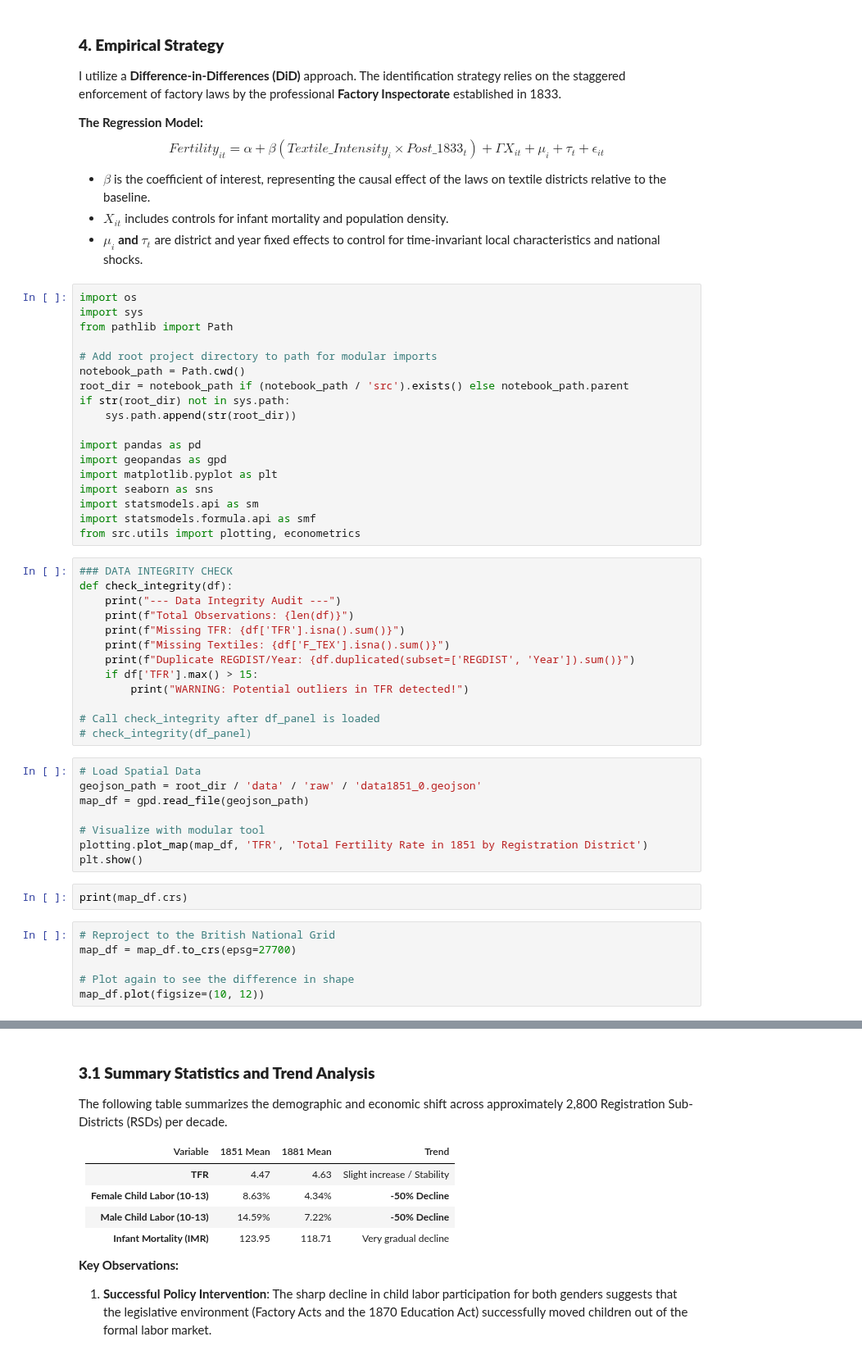
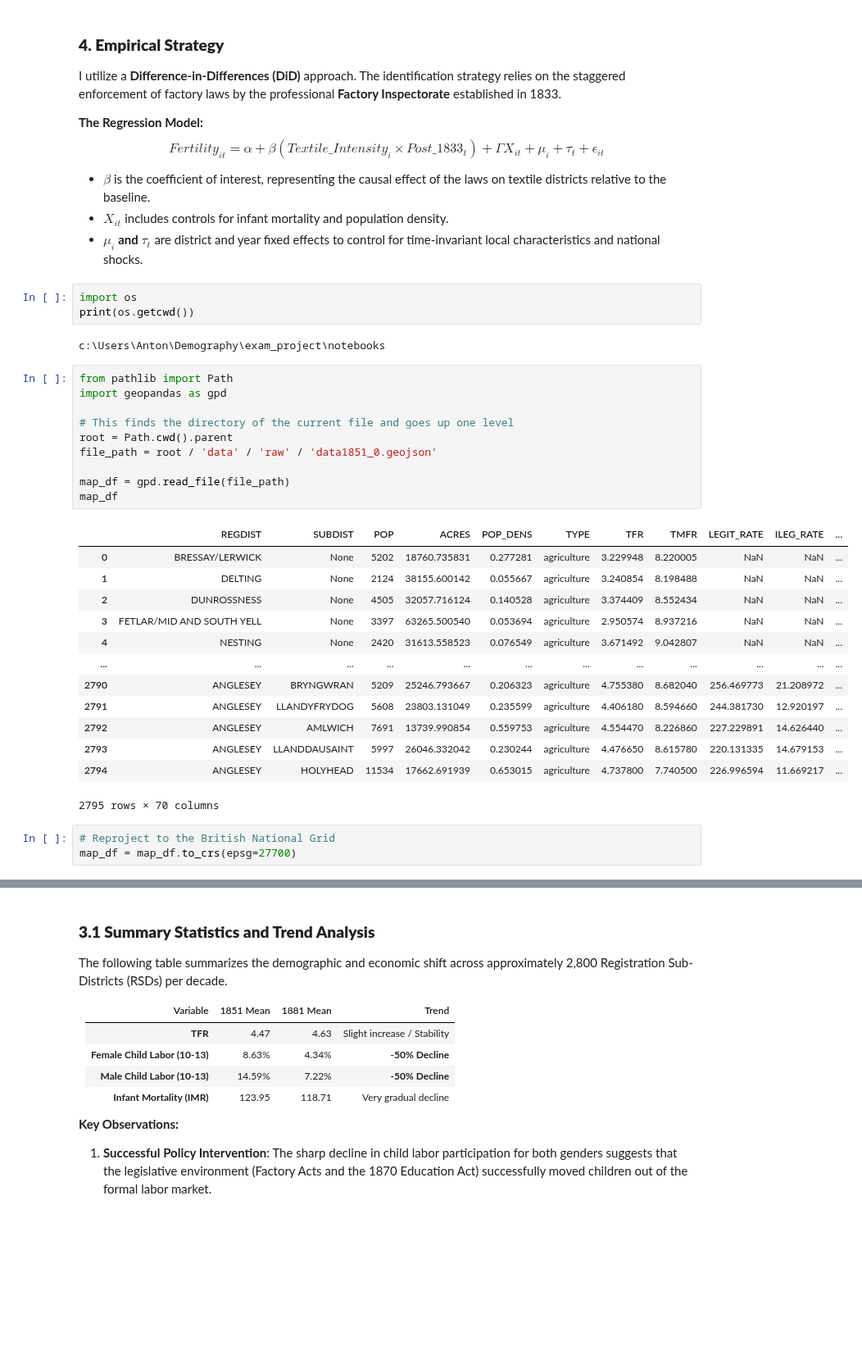
Before and after one commit to AntonEbsen/Demography, a Jupyter notebook: exam_project/notebooks/exam_project.ipynb, the cells around one changed output, grey strips where cells are left out. Shown at 82% size. Drawn from its saved outputs; the diff is of its cells as text; blank space fills up the shorter version.

```diff
--- a/exam_project/notebooks/exam_project.ipynb
+++ b/exam_project/notebooks/exam_project.ipynb
@@ -41,48 +41,33 @@ $$Fertility_{it} = \alpha + \beta(Textile\_Intensity_i \times Post\_1833_t) + \G
 * **$\mu_i$ and $\tau_t$** are district and year fixed effects to control for time-invariant local characteristics and national shocks.
 # %%
 import os
-import sys
-from pathlib import Path
-
-# Add root project directory to path for modular imports
-notebook_path = Path.cwd()
-root_dir = notebook_path if (notebook_path / 'src').exists() else notebook_path.parent
-if str(root_dir) not in sys.path:
-    sys.path.append(str(root_dir))
-
-import pandas as pd
-import geopandas as gpd
-import matplotlib.pyplot as plt
-import seaborn as sns
-import statsmodels.api as sm
-import statsmodels.formula.api as smf
-from src.utils import plotting, econometrics
+print(os.getcwd())
+# %% [output]
+c:\Users\Anton\Demography\exam_project\notebooks
-# %%
-### DATA INTEGRITY CHECK
-def check_integrity(df):
-    print("--- Data Integrity Audit ---")
-    print(f"Total Observations: {len(df)}")
-    print(f"Missing TFR: {df['TFR'].isna().sum()}")
-    print(f"Missing Textiles: {df['F_TEX'].isna().sum()}")
-    print(f"Duplicate REGDIST/Year: {df.duplicated(subset=['REGDIST', 'Year']).sum()}")
-    if df['TFR'].max() > 15:
-        print("WARNING: Potential outliers in TFR detected!")
-
-# Call check_integrity after df_panel is loaded
-# check_integrity(df_panel)
 # %%
-# Load Spatial Data
-geojson_path = root_dir / 'data' / 'raw' / 'data1851_0.geojson'
-map_df = gpd.read_file(geojson_path)
+from pathlib import Path
+import geopandas as gpd
 
-# Visualize with modular tool
-plotting.plot_map(map_df, 'TFR', 'Total Fertility Rate in 1851 by Registration District')
-plt.show()
+# This finds the directory of the current file and goes up one level
+root = Path.cwd().parent
+file_path = root / 'data' / 'raw' / 'data1851_0.geojson'
+
+map_df = gpd.read_file(file_path)
+map_df
+# %% [output]
+|  | REGDIST | SUBDIST | POP | ACRES | POP_DENS | TYPE | TFR | TMFR | LEGIT_RATE | ILEG_RATE | ... |
+| 0 | BRESSAY/LERWICK | None | 5202 | 18760.735831 | 0.277281 | agriculture | 3.229948 | 8.220005 | NaN | NaN | ... |
+| 1 | DELTING | None | 2124 | 38155.600142 | 0.055667 | agriculture | 3.240854 | 8.198488 | NaN | NaN | ... |
+| 2 | DUNROSSNESS | None | 4505 | 32057.716124 | 0.140528 | agriculture | 3.374409 | 8.552434 | NaN | NaN | ... |
+| 3 | FETLAR/MID AND SOUTH YELL | None | 3397 | 63265.500540 | 0.053694 | agriculture | 2.950574 | 8.937216 | NaN | NaN | ... |
+| 4 | NESTING | None | 2420 | 31613.558523 | 0.076549 | agriculture | 3.671492 | 9.042807 | NaN | NaN | ... |
+| ... | ... | ... | ... | ... | ... | ... | ... | ... | ... | ... | ... |
+| 2790 | ANGLESEY | BRYNGWRAN | 5209 | 25246.793667 | 0.206323 | agriculture | 4.755380 | 8.682040 | 256.469773 | 21.208972 | ... |
+| 2791 | ANGLESEY | LLANDYFRYDOG | 5608 | 23803.131049 | 0.235599 | agriculture | 4.406180 | 8.594660 | 244.381730 | 12.920197 | ... |
+| 2792 | ANGLESEY | AMLWICH | 7691 | 13739.990854 | 0.559753 | agriculture | 4.554470 | 8.226860 | 227.229891 | 14.626440 | ... |
+| 2793 | ANGLESEY | LLANDDAUSAINT | 5997 | 26046.332042 | 0.230244 | agriculture | 4.476650 | 8.615780 | 220.131335 | 14.679153 | ... |
+| 2794 | ANGLESEY | HOLYHEAD | 11534 | 17662.691939 | 0.653015 | agriculture | 4.737800 | 7.740500 | 226.996594 | 11.669217 | ... |
+2795 rows × 70 columns
-# %%
-print(map_df.crs)
 # %%
 # Reproject to the British National Grid
 map_df = map_df.to_crs(epsg=27700)
-
-# Plot again to see the difference in shape
-map_df.plot(figsize=(10, 12))
```
Also changed, not shown: parts of 11 cells of this notebook, 5 other files.
